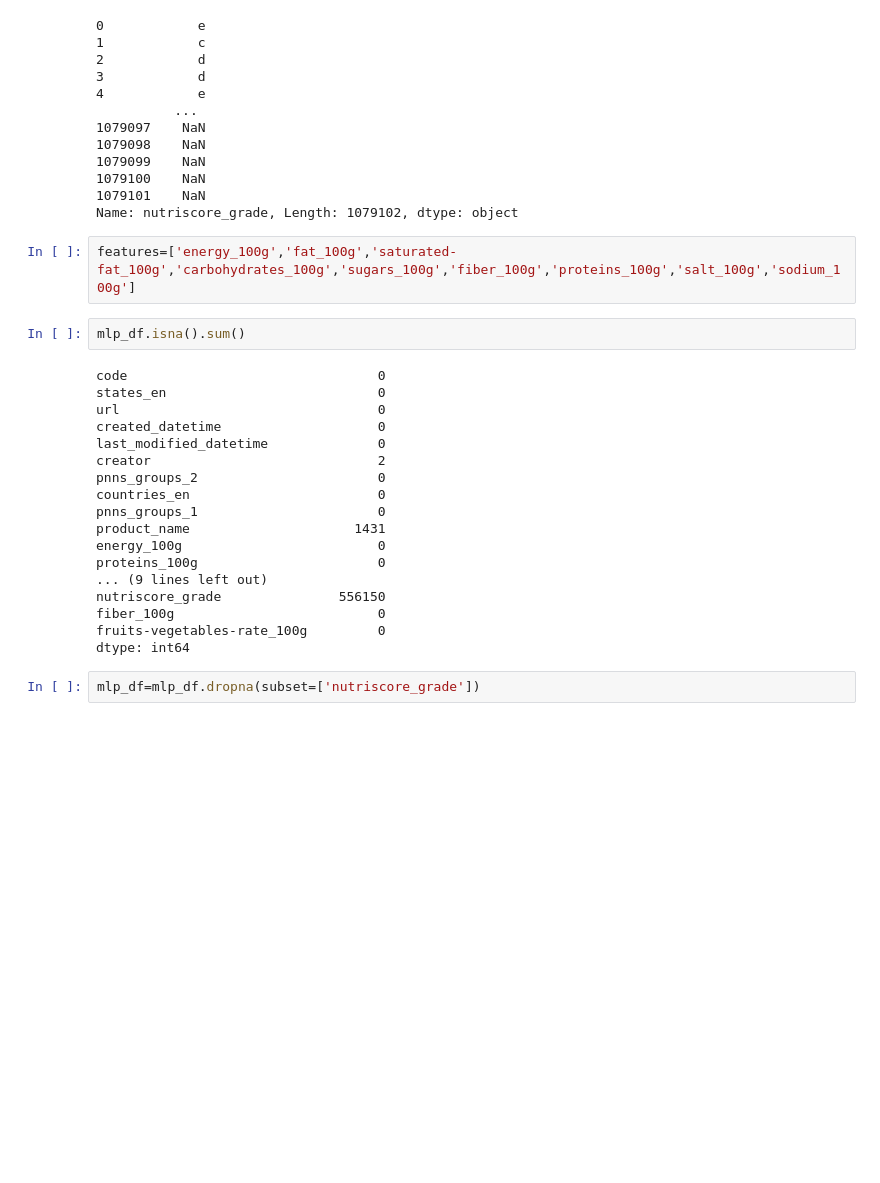
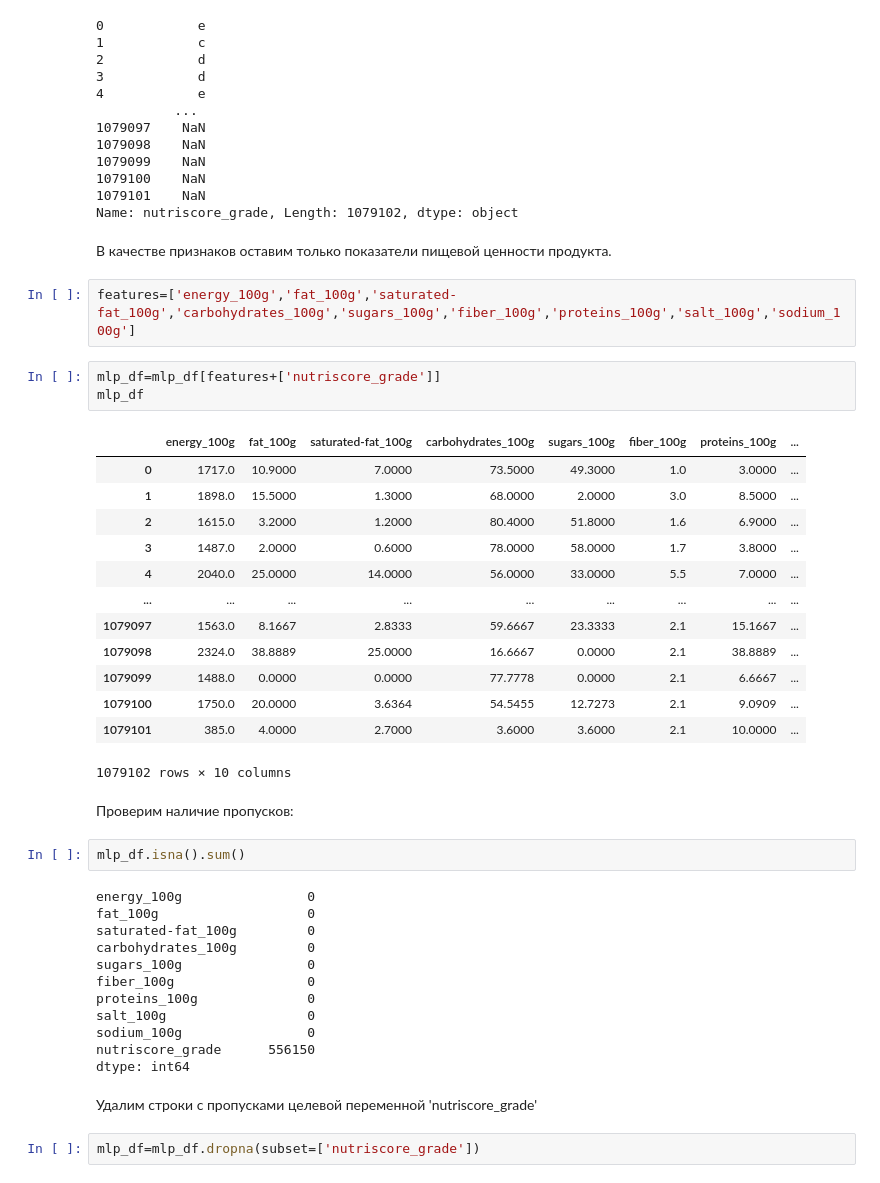
Before and after one commit to Theawtm/gp5, a Jupyter notebook: stages/1.Preprocessing.ipynb, the cells around one changed output. Cells and saved outputs as stored; diff of their text form; blank space fills up the shorter version.

```diff
--- a/stages/1.Preprocessing.ipynb
+++ b/stages/1.Preprocessing.ipynb
@@ -186,28 +190,45 @@ mlp_df['nutriscore_grade']
 1079100    NaN
 1079101    NaN
 Name: nutriscore_grade, Length: 1079102, dtype: object
+# %% [markdown]
+В качестве признаков оставим только показатели пищевой ценности продукта.
 # %%
 features=['energy_100g','fat_100g','saturated-fat_100g','carbohydrates_100g','sugars_100g','fiber_100g','proteins_100g','salt_100g','sodium_100g']
+# %%
+mlp_df=mlp_df[features+['nutriscore_grade']]
+mlp_df
+# %% [output]
+|  | energy_100g | fat_100g | saturated-fat_100g | carbohydrates_100g | sugars_100g | fiber_100g | proteins_100g | ... |
+| 0 | 1717.0 | 10.9000 | 7.0000 | 73.5000 | 49.3000 | 1.0 | 3.0000 | ... |
+| 1 | 1898.0 | 15.5000 | 1.3000 | 68.0000 | 2.0000 | 3.0 | 8.5000 | ... |
+| 2 | 1615.0 | 3.2000 | 1.2000 | 80.4000 | 51.8000 | 1.6 | 6.9000 | ... |
+| 3 | 1487.0 | 2.0000 | 0.6000 | 78.0000 | 58.0000 | 1.7 | 3.8000 | ... |
+| 4 | 2040.0 | 25.0000 | 14.0000 | 56.0000 | 33.0000 | 5.5 | 7.0000 | ... |
+| ... | ... | ... | ... | ... | ... | ... | ... | ... |
+| 1079097 | 1563.0 | 8.1667 | 2.8333 | 59.6667 | 23.3333 | 2.1 | 15.1667 | ... |
+| 1079098 | 2324.0 | 38.8889 | 25.0000 | 16.6667 | 0.0000 | 2.1 | 38.8889 | ... |
+| 1079099 | 1488.0 | 0.0000 | 0.0000 | 77.7778 | 0.0000 | 2.1 | 6.6667 | ... |
+| 1079100 | 1750.0 | 20.0000 | 3.6364 | 54.5455 | 12.7273 | 2.1 | 9.0909 | ... |
+| 1079101 | 385.0 | 4.0000 | 2.7000 | 3.6000 | 3.6000 | 2.1 | 10.0000 | ... |
+1079102 rows × 10 columns
+# %% [markdown]
+Проверим наличие пропусков:
 # %%
 mlp_df.isna().sum()
 # %% [output]
-code                                0
-states_en                           0
-url                                 0
-created_datetime                    0
-last_modified_datetime              0
-creator                             2
-pnns_groups_2                       0
-countries_en                        0
-pnns_groups_1                       0
-product_name                     1431
-energy_100g                         0
-proteins_100g                       0
-... (9 lines left out)
-nutriscore_grade               556150
-fiber_100g                          0
-fruits-vegetables-rate_100g         0
+energy_100g                0
+fat_100g                   0
+saturated-fat_100g         0
+carbohydrates_100g         0
+sugars_100g                0
+fiber_100g                 0
+proteins_100g              0
+salt_100g                  0
+sodium_100g                0
+nutriscore_grade      556150
 dtype: int64
+# %% [markdown]
+Удалим строки с пропусками целевой переменной 'nutriscore_grade'
 # %%
 mlp_df=mlp_df.dropna(subset=['nutriscore_grade'])
 # %%
```
Also changed, not shown: parts of 27 cells of this notebook.
